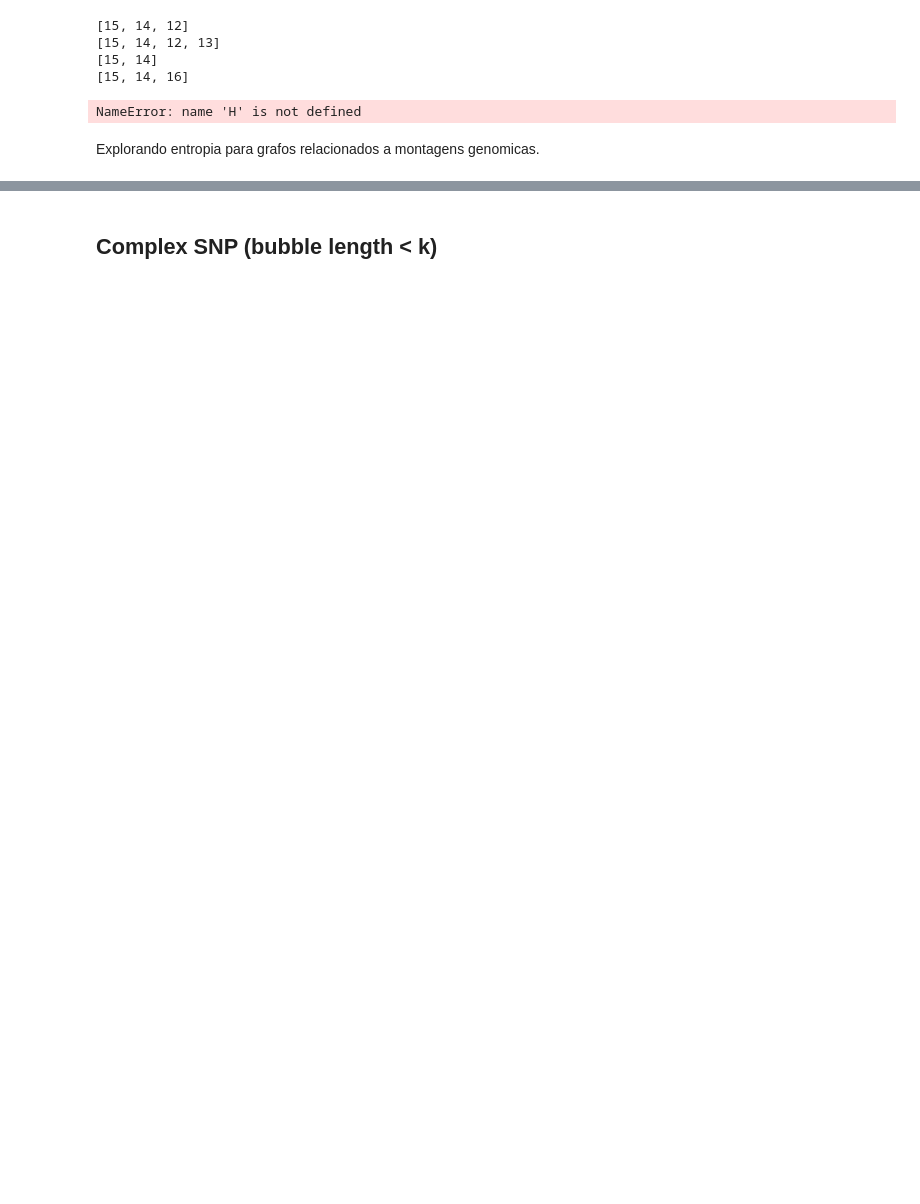
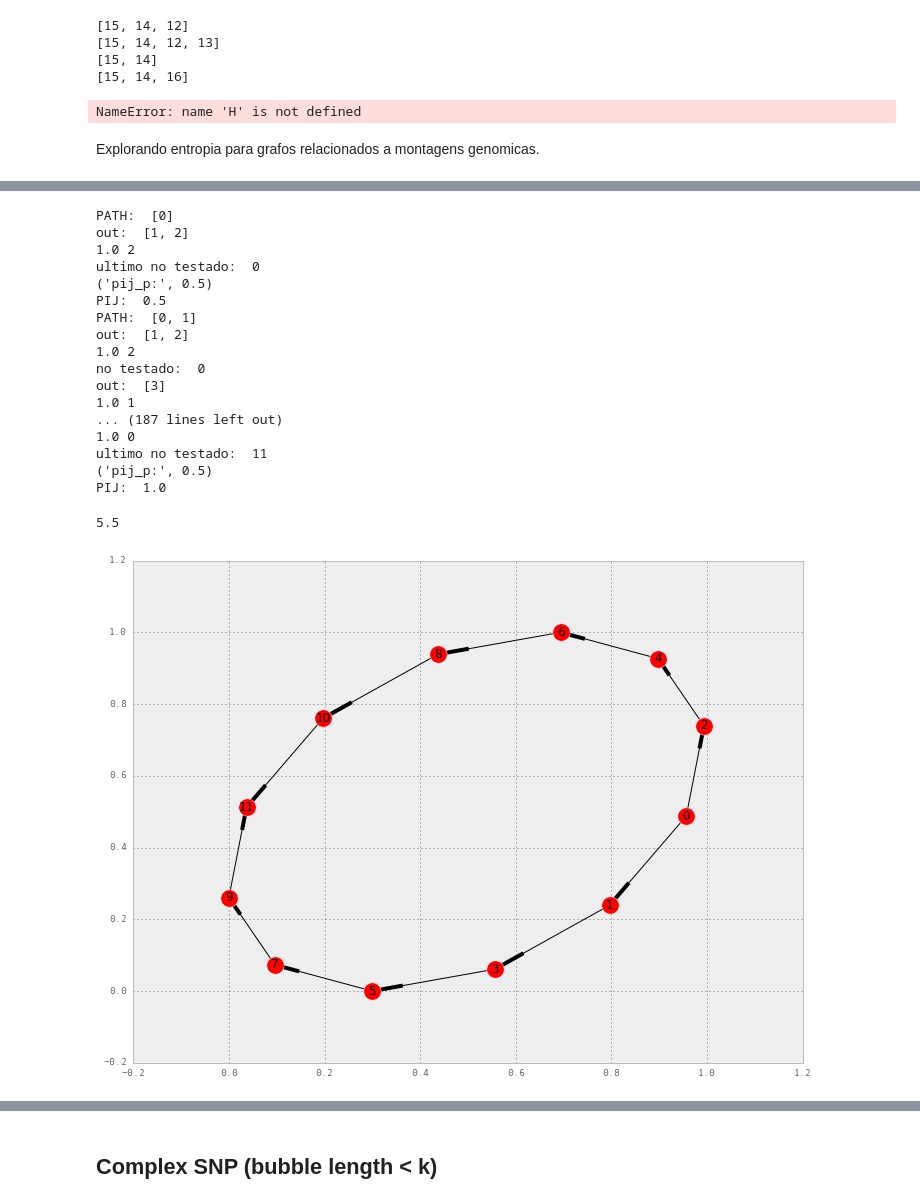
Before and after one commit to rodtheo/entropyDBG, a Jupyter notebook: cdbg.ipynb, the cells around one changed output, grey strips where cells are left out. Saved outputs shown, nothing was run; the diff lists cells and outputs as text; code cells hidden in the pictures; blank space fills up the shorter version.

```diff
--- a/cdbg.ipynb
+++ b/cdbg.ipynb
@@ -838 +845,23 @@ def get_entropy_clean_bubble(n, normalize=False, printGraph=False):
+# %%
+get_entropy_clean_bubble(5, 1, printGraph=True)
+# %% [output]
+PATH:  [0]
+out:  [1, 2]
+1.0 2
+ultimo no testado:  0
+('pij_p:', 0.5)
+PIJ:  0.5
+PATH:  [0, 1]
+out:  [1, 2]
+1.0 2
+no testado:  0
+out:  [3]
+1.0 1
+... (187 lines left out)
+1.0 0
+ultimo no testado:  11
+('pij_p:', 0.5)
+PIJ:  1.0
+5.5
+[figure, added]
 # %%
```
Also changed, not shown: parts of 50 cells of this notebook, 4 other files.
